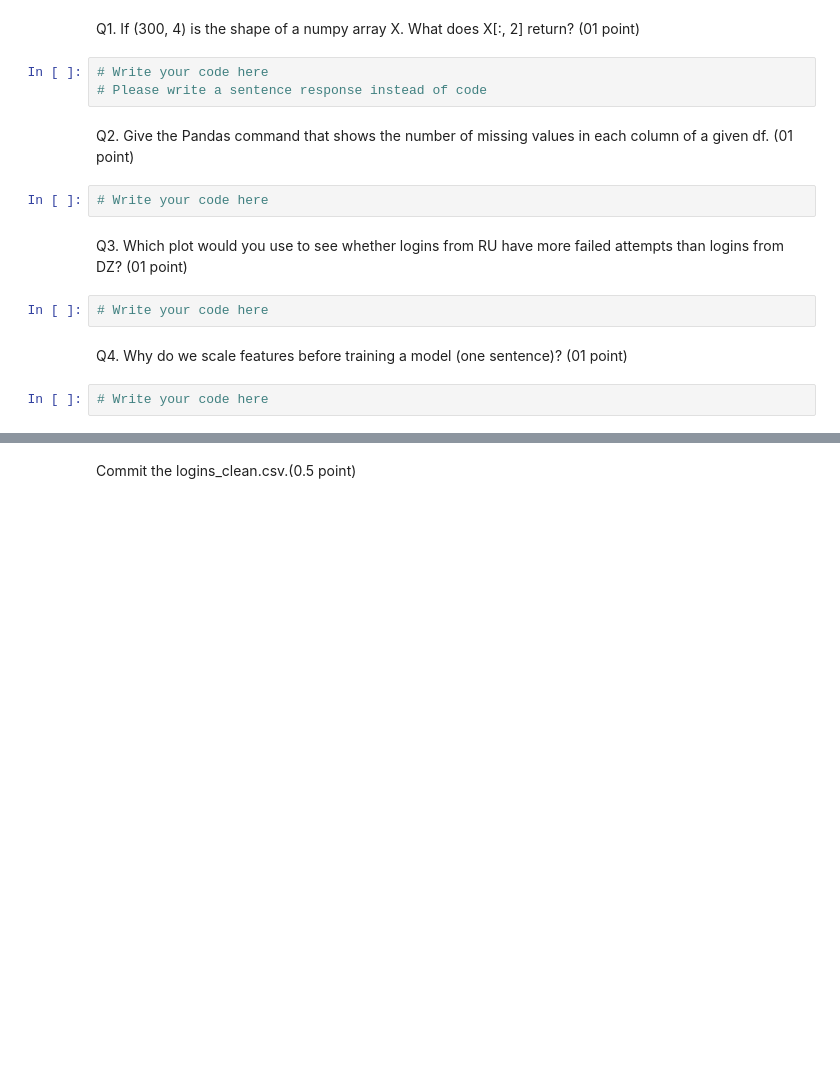
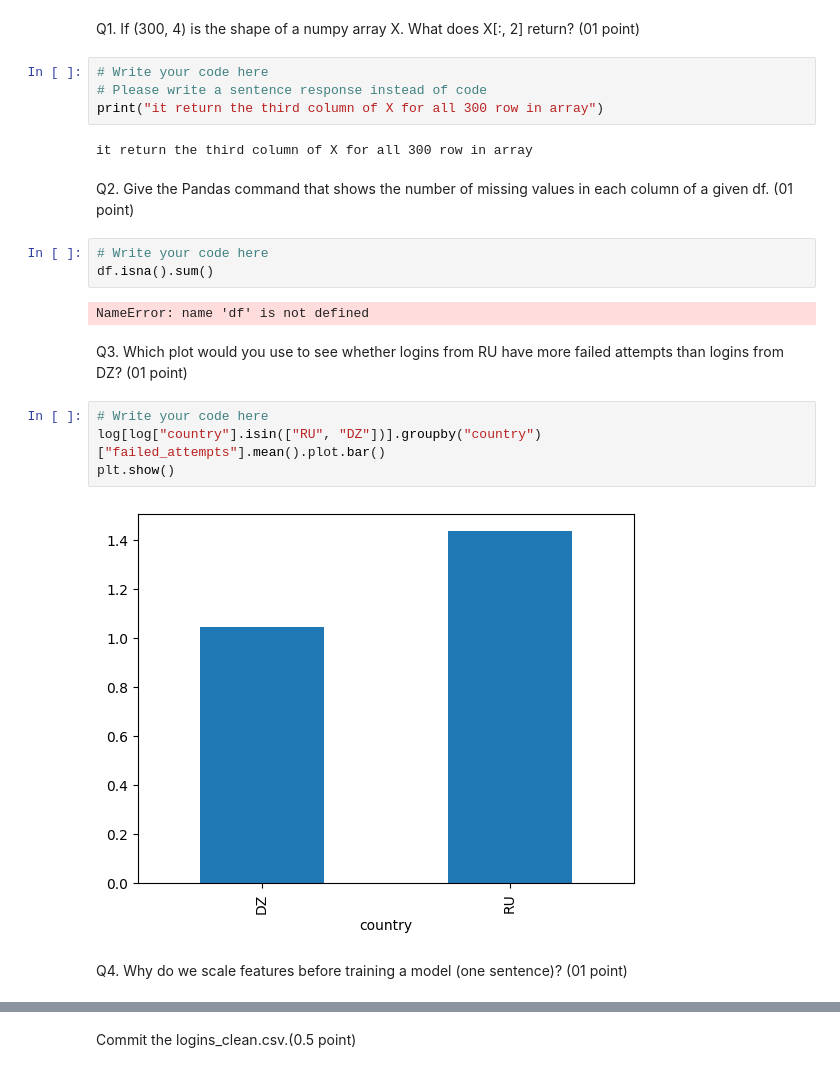
Before and after one commit to CodeNinjet/TP1MLDLS, a Jupyter notebook: TP1.ipynb, the cells around one changed output, grey strips where cells are left out. Saved outputs shown, nothing was run; the diff lists cells and outputs as text; blank space fills up the shorter version.

```diff
--- a/TP1.ipynb
+++ b/TP1.ipynb
@@ -144,15 +217,23 @@ What does X[:, 2] return? (01 point)
 # %%
 # Write your code here
 # Please write a sentence response instead of code
+print("it return the third column of X for all 300 row in array")
+# %% [output]
+it return the third column of X for all 300 row in array
 # %% [markdown]
 Q2. Give the Pandas command that shows the number of missing values in each column of a given df. (01 point)
 # %%
 # Write your code here
+df.isna().sum()
+# %% [output]
+NameError: name 'df' is not defined
 # %% [markdown]
 Q3. Which plot would you use to see whether logins from RU have more failed attempts than logins from DZ? (01 point)
-# %%
-# Write your code here
+# %%
+# Write your code here
+log[log["country"].isin(["RU", "DZ"])].groupby("country")["failed_attempts"].mean().plot.bar()
+plt.show()
+# %% [output]
+[figure, added]
 # %% [markdown]
 Q4. Why do we scale features before training a model (one sentence)? (01 point)
-# %%
-# Write your code here
```
Also changed, not shown: parts of 16 cells of this notebook.
